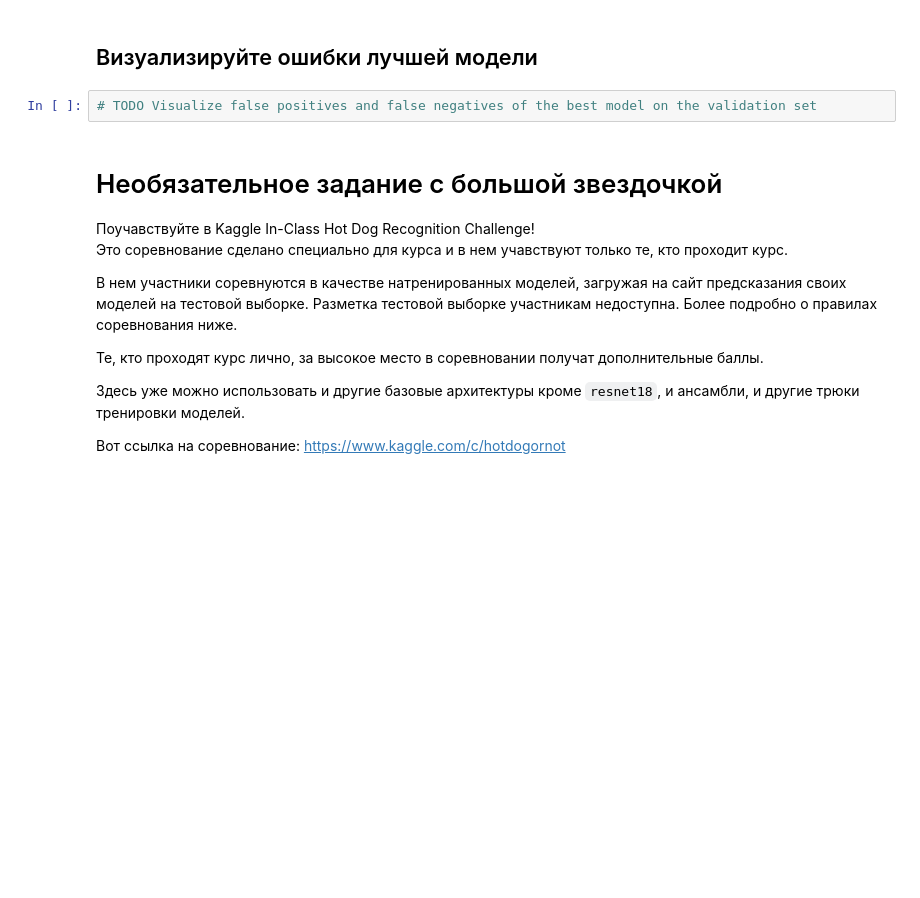
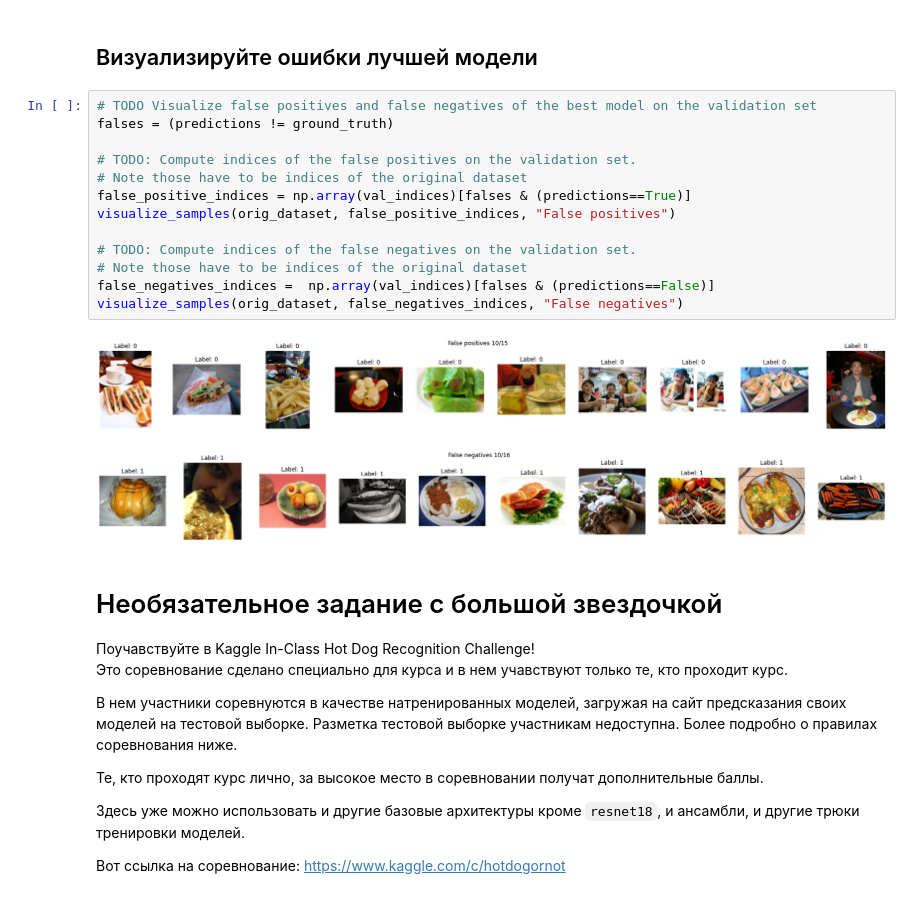
Before and after one commit to CuSynth/DL_course, a Jupyter notebook: assignments/assignment4/HotdogOrNot.ipynb, the cells around one changed output. Drawn from its saved outputs; the diff is of its cells as text; blank space fills up the shorter version.

```diff
--- a/assignments/assignment4/HotdogOrNot.ipynb
+++ b/assignments/assignment4/HotdogOrNot.ipynb
@@ -473,7 +581,21 @@ print("F1: %4.3f, P: %4.3f, R: %4.3f" % (precision, recall, f1))
 # %% [markdown]
 ## Визуализируйте ошибки лучшей модели
-# %%
-# TODO Visualize false positives and false negatives of the best model on the validation set
+# %%
+# TODO Visualize false positives and false negatives of the best model on the validation set
+falses = (predictions != ground_truth)
+
+# TODO: Compute indices of the false positives on the validation set.
+# Note those have to be indices of the original dataset
+false_positive_indices = np.array(val_indices)[falses & (predictions==True)]
+visualize_samples(orig_dataset, false_positive_indices, "False positives")
+
+# TODO: Compute indices of the false negatives on the validation set.
+# Note those have to be indices of the original dataset
+false_negatives_indices =  np.array(val_indices)[falses & (predictions==False)]
+visualize_samples(orig_dataset, false_negatives_indices, "False negatives")
+# %% [output]
+[figure, added]
+[figure, added]
 # %% [markdown]
 # Необязательное задание с большой звездочкой
 
```
Also changed, not shown: parts of 14 cells of this notebook.
